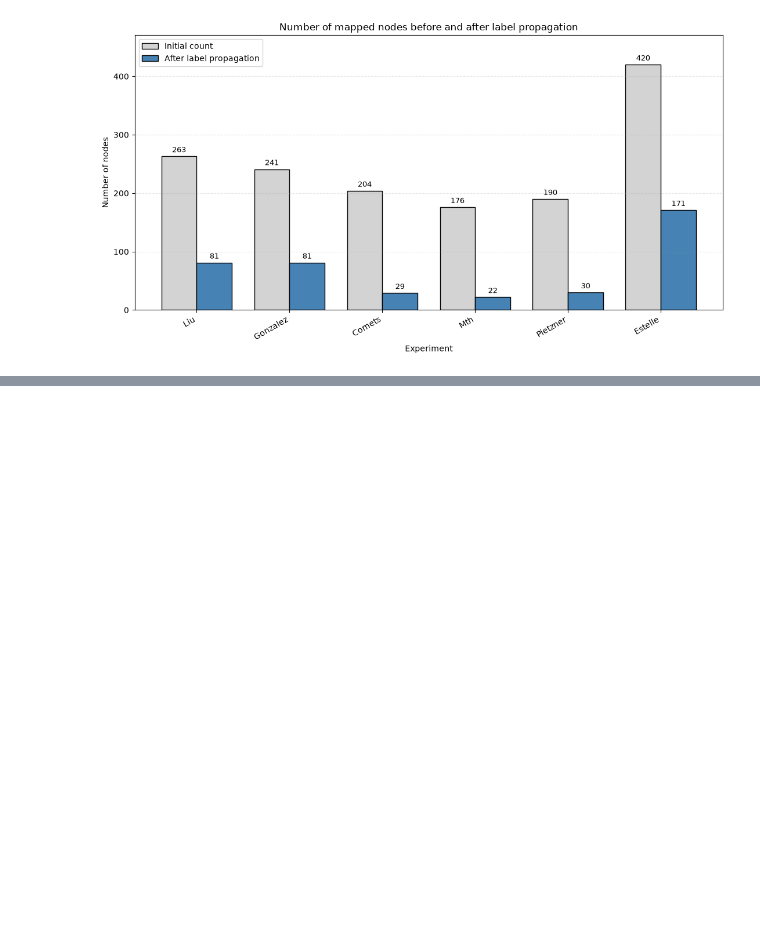
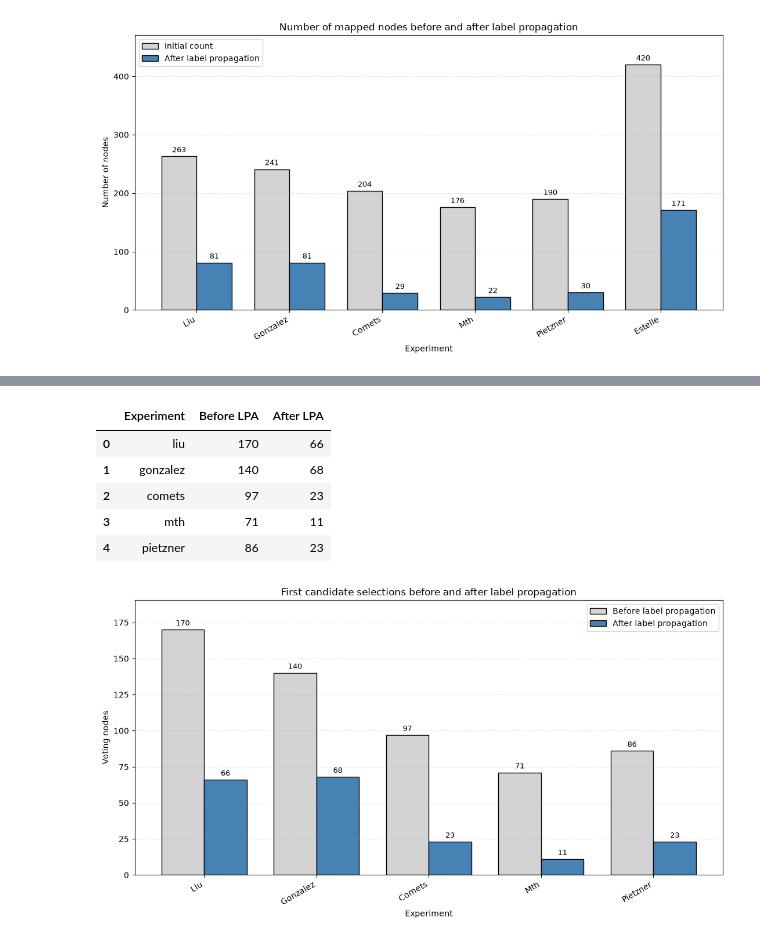
Before and after one commit to SamSaladino/LPA-Kemeny-Young, a Jupyter notebook: Execution_Estelle data.ipynb, the cells around one changed output, grey strips where cells are left out. Cells and saved outputs as stored; diff of their text form; code cells hidden in the pictures; blank space fills up the shorter version.

```diff
--- a/Execution_Estelle data.ipynb
+++ b/Execution_Estelle data.ipynb
@@ -207,13 +250,13 @@ plt.show()
 ky = KemenyYoung(G)
 
 better_covered = ky.first_selected_candidate(
-    candidate_list=results_lpa,
-    candidate_names=experiment_names
+    candidate_list=results_lpa[:-1],
+    candidate_names=experiment_names[:-1]
 )
 
 better_covered_nonlpa = ky.first_selected_candidate(
-    candidate_list=initial_labels,
-    candidate_names=experiment_names
+    candidate_list=initial_labels[:-1],
+    candidate_names=experiment_names[:-1]
 )
 # %%
 # Flatten candidate selections before LPA
@@ -248,23 +291,23 @@ selection_counts_lpa = [
 # Summary table
 selection_summary = pd.DataFrame(
     {
-        "Experiment": experiment_names,
-        "Before LPA": selection_counts_nonlpa,
-        "After LPA": selection_counts_lpa,
+        "Experiment": experiment_names[:-1],
+        "Before LPA": selection_counts_nonlpa[:-1],
+        "After LPA": selection_counts_lpa[:-1],
     }
 )
 
 display(selection_summary)
 
 # Positions of the experiment groups
-x = np.arange(len(experiment_names))
+x = np.arange(len(experiment_names[:-1]))
 bar_width = 0.38
 
 fig, ax = plt.subplots(figsize=(11, 6))
 
 before_bars = ax.bar(
     x - bar_width / 2,
-    selection_counts_nonlpa,
+    selection_counts_nonlpa[:-1],
     width=bar_width,
     label="Before label propagation",
     color="lightgray",
@@ -273,7 +316,7 @@ before_bars = ax.bar(
 
 after_bars = ax.bar(
     x + bar_width / 2,
-    selection_counts_lpa,
+    selection_counts_lpa[:-1],
     width=bar_width,
     label="After label propagation",
     color="steelblue",
@@ -285,7 +328,7 @@ ax.bar_label(
     before_bars,
     labels=[
         str(value)
-        for value in selection_counts_nonlpa
+        for value in selection_counts_nonlpa[:-1]
     ],
     padding=3,
     fontsize=9,
@@ -295,14 +338,14 @@ ax.bar_label(
     after_bars,
     labels=[
         str(value)
-        for value in selection_counts_lpa
+        for value in selection_counts_lpa[:-1]
     ],
     padding=3,
     fontsize=9,
 )
 
 ax.set_xlabel("Experiment")
-ax.set_ylabel("Number of selected nodes")
+ax.set_ylabel("Voting nodes")
 
 ax.set_title(
     "First candidate selections before and after label propagation"
@@ -313,7 +356,7 @@ ax.set_xticks(x)
 ax.set_xticklabels(
     [
         name.capitalize()
-        for name in experiment_names
+        for name in experiment_names[:-1]
     ],
     rotation=30,
     ha="right",
@@ -322,35 +365,43 @@ ax.set_xticklabels(
 ax.legend()
 
 ax.grid(
     axis="y",
     linestyle="--",
     alpha=0.3,
 )
 
 # Add enough space above the largest bar
 maximum_count = max(
-    selection_counts_nonlpa
-    + selection_counts_lpa
+    selection_counts_nonlpa[:-1]
+    + selection_counts_lpa[:-1]
 )
 
 ax.set_ylim(
     0,
     maximum_count * 1.12
     if maximum_count > 0
     else 1,
 )
 
 fig.tight_layout()
 
 plt.savefig(
     project_root
     / "results"
     / "first_selection_comparison.png",
     dpi=300,
     bbox_inches="tight",
 )
 
 plt.show()
+# %% [output]
+|  | Experiment | Before LPA | After LPA |
+| 0 | liu | 170 | 66 |
+| 1 | gonzalez | 140 | 68 |
+| 2 | comets | 97 | 23 |
+| 3 | mth | 71 | 11 |
+| 4 | pietzner | 86 | 23 |
+[figure, added]
 # %%
 # Export each experiment list after label propagation to separate txt files
 for name, propagated_labels in results_dict.items():
```
Also changed, not shown: parts of 9 cells of this notebook.
